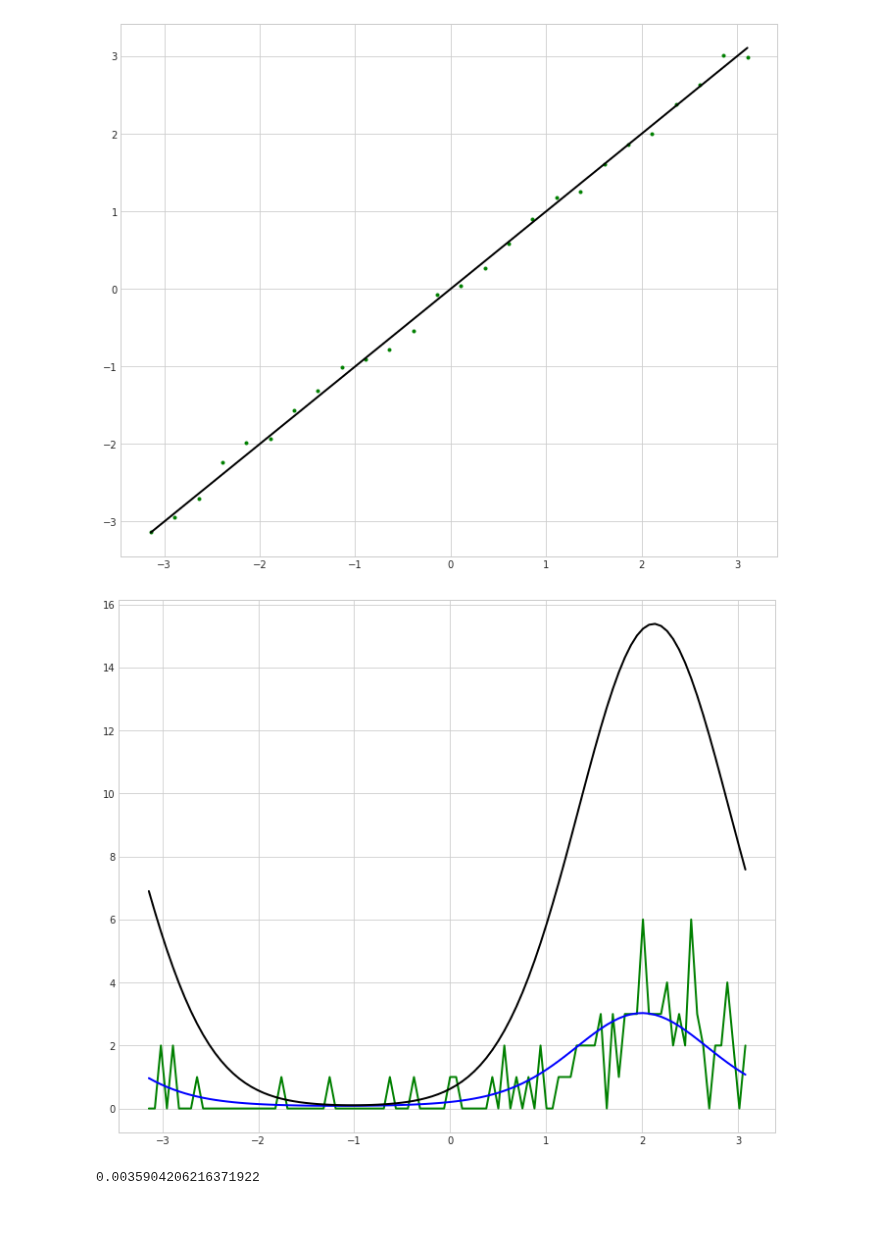
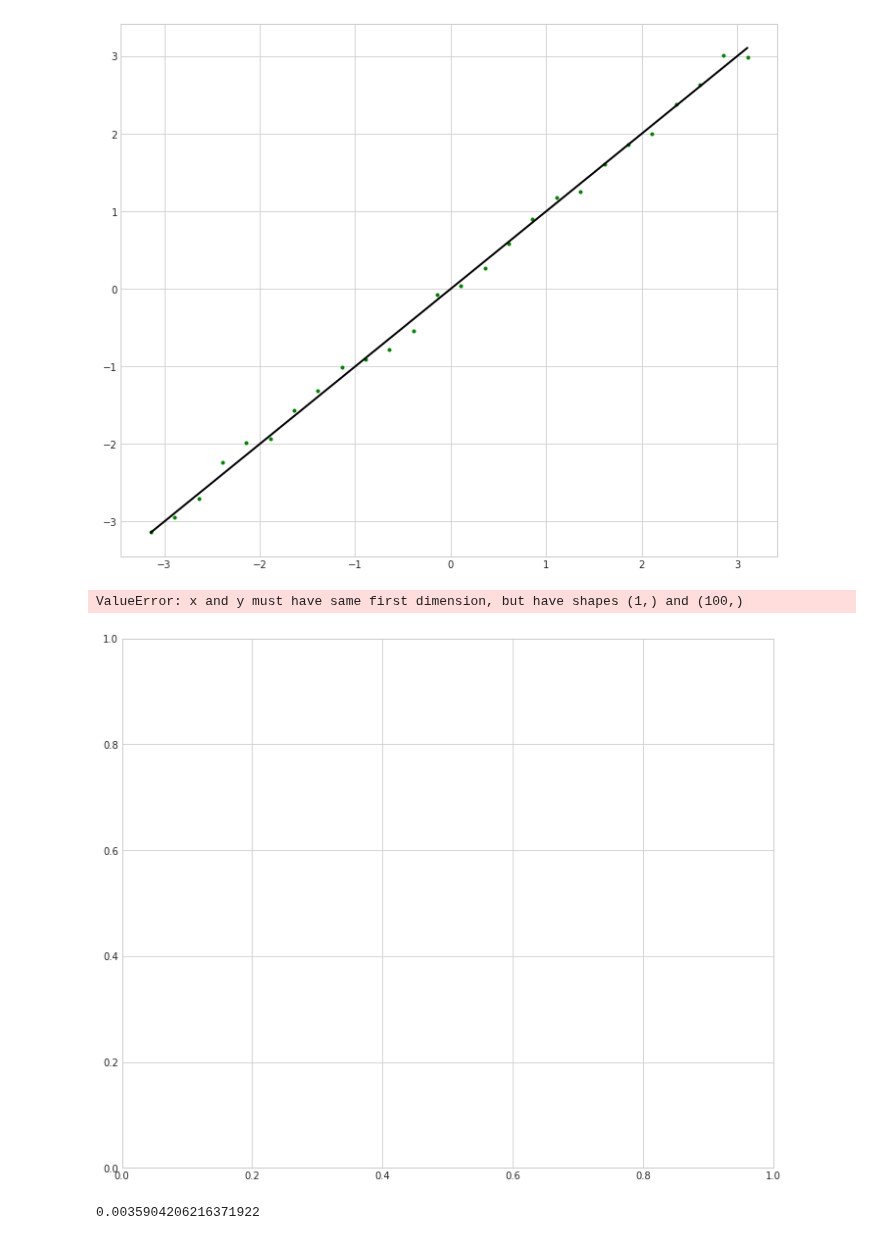
Before and after one commit to mlprt/neurkal, a Jupyter notebook: exploration.ipynb, the cells around one changed output. Saved outputs shown, nothing was run; the diff lists cells and outputs as text; code cells hidden in the pictures.

```diff
--- a/exploration.ipynb
+++ b/exploration.ipynb
@@ -104,36 +104,37 @@ plt.show()
 def gaussian_filter(p, K_w, delta):
     def filt(i, k):
         return K_w * np.exp((np.cos(2*np.pi*(i - k)/p) - 1) / delta**2)
     return filt
 
 # parameters
 x = 2  # actual sensory input
 p = 100  # number of units in network
 delta = 0.718  # controls width of Gaussian filter giving recurrent weights
 K_w = 1  # gain of recurrent connections
 S = 0  # divisive normalization constant
 mu = 0.002  # divisive normalization weight
 steps = 200
 
 filt = gaussian_filter(p, K_w, delta)
 
 
-recurrent_net = neurkal.RecurrentPopCode(weight_func=filt, S=S, mu=mu, shape=p,
+recurrent_net = neurkal.RecurrentPopCode(weight_func=filt, S=S, mu=mu, n=p,
                                          act_func=input_act, dist=np.random.poisson)
 recurrent_net(x)  # initialize by (noisy) sampling
-prefs = recurrent_net.prefs[0]
+prefs = recurrent_net.prefs
 cr_bound2 = recurrent_net.cr_bound
 
 fs = recurrent_net.mean_activity
 fig, ax = plt.subplots(figsize=(12, 10))
 ax.plot(prefs, recurrent_net.activity, 'g', lw=2)
 ax.plot(prefs, recurrent_net.mean_activity, 'b', lw=2)
 for i in range(steps):
     recurrent_net.step()
 ax.plot(prefs, recurrent_net.activity, 'k', lw=2)
 plt.show()
 # %% [output]
+ValueError: x and y must have same first dimension, but have shapes (1,) and (100,)
-[figure, old version]
+[figure, new version]
 # %%
 # analytical Cramer-Rao bounds (vs. numerical method used in PopCode)
 dx_f = np.array([input_act_d(x, x_i) for x_i in recurrent_net.prefs[0]])
```
Also changed, not shown: 1 other file.
